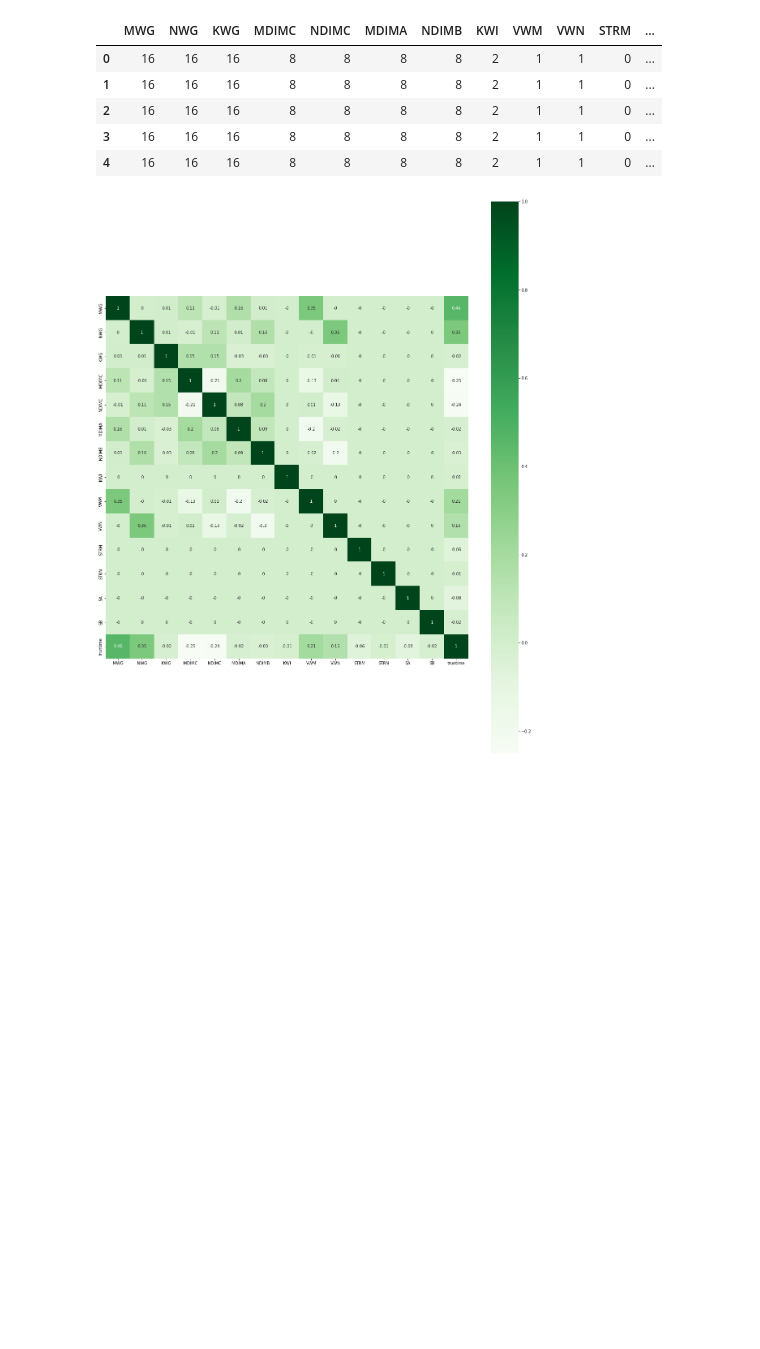
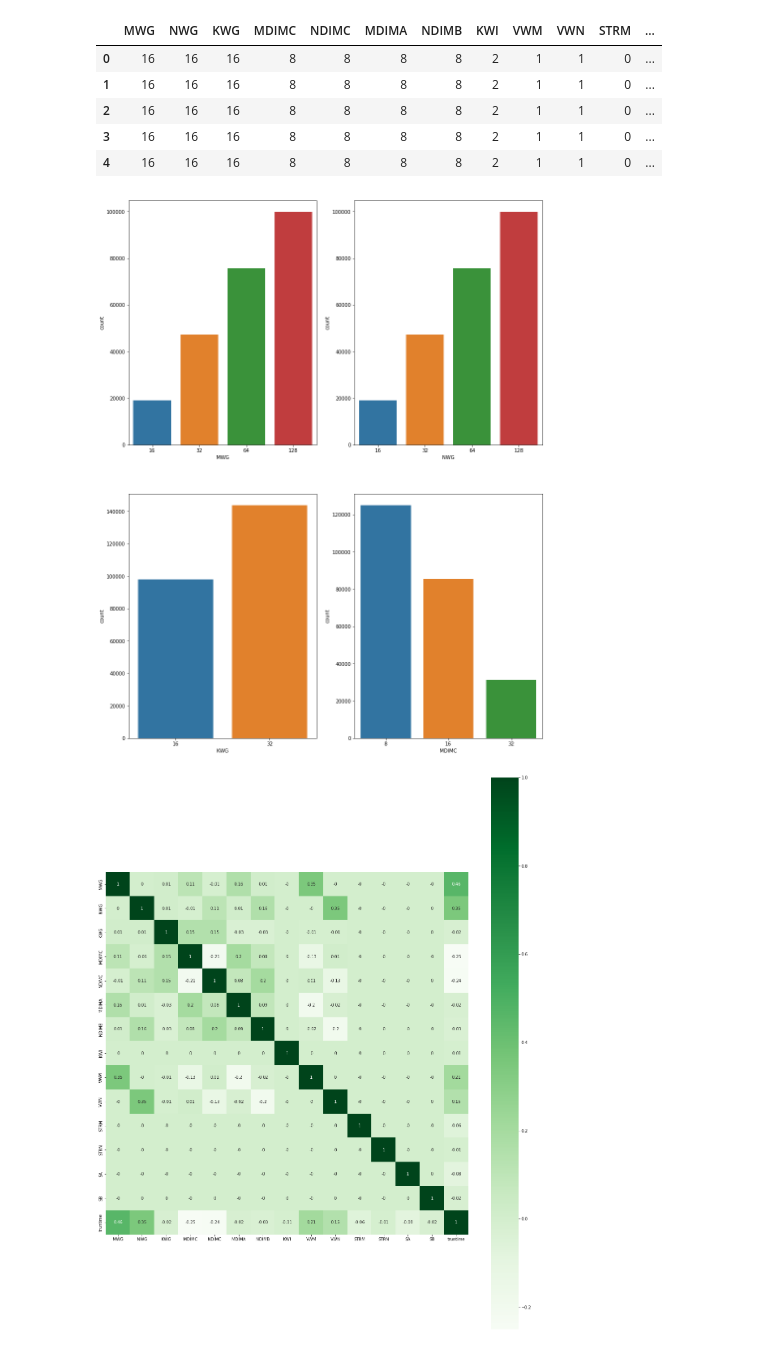
Before and after one commit to charann90/SGEMM-GPU-Kernel-Performance, a Jupyter notebook: SGEMM_GPU_Kernel_Performance_Capstone_Project.ipynb, the cells around one changed output. Cells and saved outputs as stored; diff of their text form; code cells hidden in the pictures; blank space fills up the shorter version.

```diff
--- a/SGEMM_GPU_Kernel_Performance_Capstone_Project.ipynb
+++ b/SGEMM_GPU_Kernel_Performance_Capstone_Project.ipynb
@@ -248,6 +234,13 @@ df.head()
 | 2 | 16 | 16 | 16 | 8 | 8 | 8 | 8 | 2 | 1 | 1 | 0 | ... |
 | 3 | 16 | 16 | 16 | 8 | 8 | 8 | 8 | 2 | 1 | 1 | 0 | ... |
 | 4 | 16 | 16 | 16 | 8 | 8 | 8 | 8 | 2 | 1 | 1 | 0 | ... |
+# %%
+fig,ax = plt.subplots(2,2,figsize = (15,20))
+for i,countplots in zip (df , ax.flatten()):
+  sns.countplot(df[i],ax = countplots)
+plt.show()
+# %% [output]
+[figure, added]
 # %%
 #now checking the correlation if the transformation is successfull and finding correlation
 plt.figure(figsize=(20,25))
```
Also changed, not shown: parts of 11 cells of this notebook.
